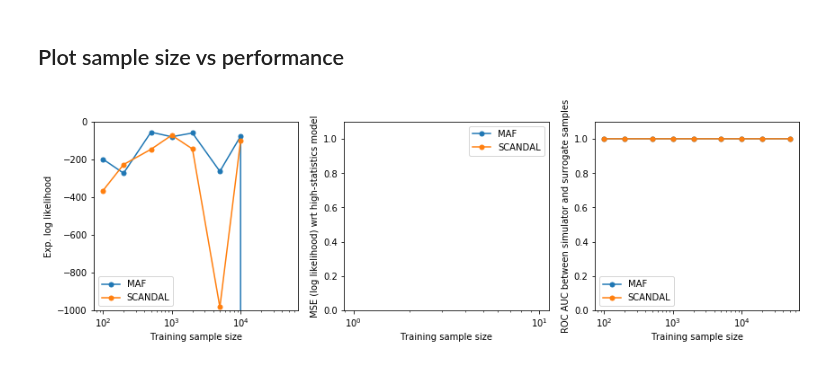
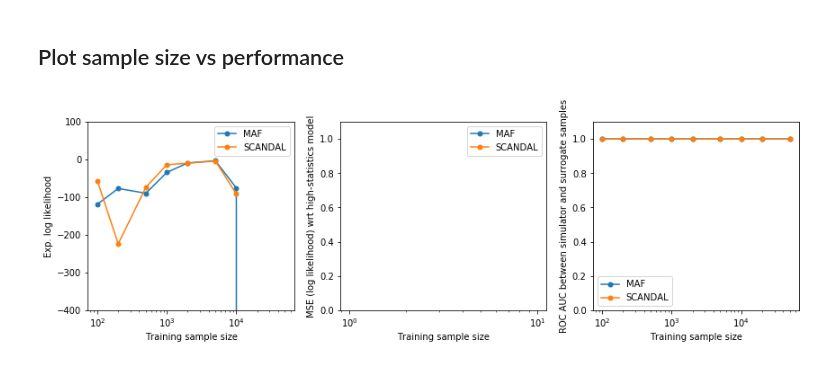
Before and after one commit to johannbrehmer/goldmine, a Jupyter notebook: goldmine/evaluation/epidemiology_performance.ipynb, the cells around one changed output. Cells and saved outputs as stored; diff of their text form; code cells hidden in the pictures.

```diff
--- a/goldmine/evaluation/epidemiology_performance.ipynb
+++ b/goldmine/evaluation/epidemiology_performance.ipynb
@@ -16,7 +16,7 @@ expected_log_likelihoods = []
 log_likelihood_mses = []
 roc_aucs = []
 
-log_likelihood_reference = np.load('../data/results/epidemiology/scandal/epidemiology_scandal_log_p_hat.npy')
+log_likelihood_reference = np.load('../data/results/epidemiology/scandal/epidemiology_scandal_test_log_p_hat.npy')
 
 for method in methods:
     log_likelihood_mses_this_method = []
@@ -26,7 +26,7 @@ for method in methods:
     for sample_size in sample_sizes:
         log_likelihood = np.load('../data/results/epidemiology/' + method
                                  + '/epidemiology_' + method + '_trainingsamplesize_'
-                                 + str(sample_size) + '_train_log_p_hat.npy')
+                                 + str(sample_size) + '_test_log_p_hat.npy')
         print(sample_size, np.mean(log_likelihood))
         roc_auc = np.load('../data/results/epidemiology/' + method
                           + '/epidemiology_' + method + '_trainingsamplesize_' + str(sample_size)
@@ -113,7 +113,7 @@ for m, method in enumerate(method_labels):
 
     plt.xlabel('Training sample size')
     plt.ylabel('Exp. log likelihood')
-    plt.ylim(-1000.,0.)
+    plt.ylim(-400.,100.)
     ax.set_xscale("log", nonposx='clip')
 
 
@@ -126,31 +126,31 @@ for m, method in enumerate(method_labels):
              label=method)
 
     plt.legend()
 
     plt.xlabel('Training sample size')
     plt.ylabel('MSE (log likelihood) wrt high-statistics model')
     plt.ylim(0.,1.1)
     ax.set_xscale("log", nonposx='clip')
 
 
 
 ax = plt.subplot(1,3,3)
 
 for m, method in enumerate(method_labels):
     plt.plot(sample_sizes, roc_aucs[m],
              lw=1.5, ls='-', marker='o', ms=5.,
              label=method)
 
     plt.legend()
 
     plt.xlabel('Training sample size')
     plt.ylabel('ROC AUC between simulator and surrogate samples')
     plt.ylim(0.,1.1)
     ax.set_xscale("log", nonposx='clip')
 
 
 
 plt.tight_layout()
 plt.show()
 # %% [output]
-[figure, old version]
+[figure, new version]
```
Also changed, not shown: parts of 1 cell of this notebook, 8 other files.
